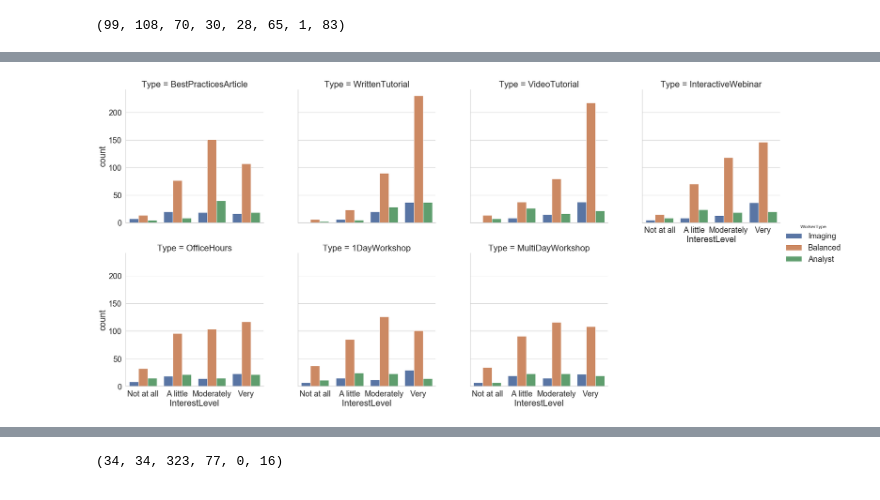
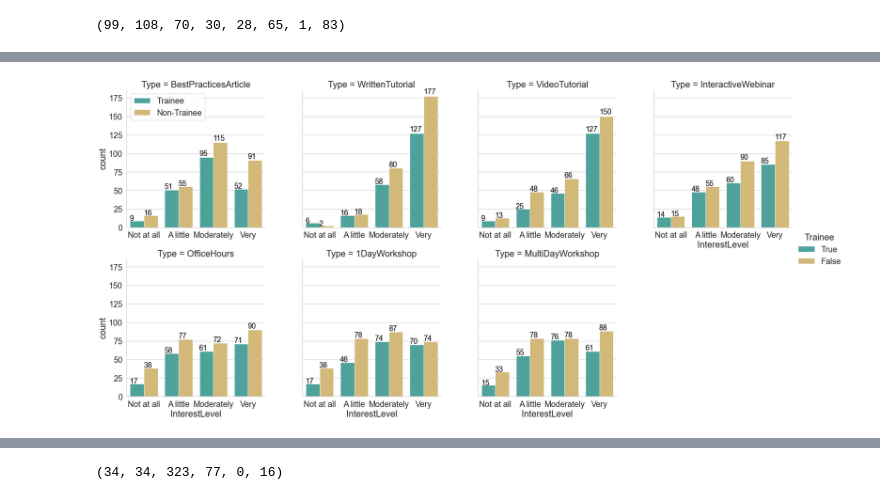
Before and after one commit to ciminilab/2021_Jamali_BiologicalImaging, a Jupyter notebook: JupyterNotebook_graphs/COBASurvey_Analysis.ipynb, the cells around one changed output, grey strips where cells are left out. Cells and saved outputs as stored; diff of their text form; code cells hidden in the pictures.

```diff
--- a/JupyterNotebook_graphs/COBASurvey_Analysis.ipynb
+++ b/JupyterNotebook_graphs/COBASurvey_Analysis.ipynb
@@ -46,5 +46,10 @@ df['WorkerType']=np.zeros(484)
 df.loc[df['Imaging'] == True, 'WorkerType'] = 'Imaging'
 df.loc[df['Analyst'] == True, 'WorkerType'] = 'Analyst'
 df.loc[df['Balanced'] == True, 'WorkerType'] = 'Balanced'
+# %%
+df['ComfortLevel']=np.zeros(484)
+df.loc[df['Low'] == True, 'ComfortLevel'] = 'Low Comfort'
+df.loc[df['Medium'] == True, 'ComfortLevel'] = 'Medium Comfort'
+df.loc[df['High'] == True, 'ComfortLevel'] = 'High Comfort'
 # %%
 a4_dims = (11, 8.5)
@@ -148,14 +155,24 @@ melted['Type'] = melted['TypeOfInterest'].replace({interest_form[0]: 'BestPracti
 #melted.head()
 # %%
 sns.set(font_scale=1.8)
+palette = sns.color_palette(["#99d8c7","#4cbb9d","#009e73","#004f39"])
 sns.set_style("whitegrid")
 g = sns.catplot(data=melted,kind='count',
                 x='Type',
                 order=['BestPracticesArticle','WrittenTutorial','VideoTutorial','InteractiveWebinar','OfficeHours','1DayWorkshop','MultiDayWorkshop'],
-                hue='InterestLevel',hue_order=['Not at all interested','A little interested','Moderately interested','Very interested'],aspect=2.5)
+                hue='InterestLevel',hue_order=['Not at all interested','A little interested','Moderately interested','Very interested'],aspect=2.5,palette=palette)
+
+ax = g.facet_axis(0,0)
+for p in ax.patches:
+    ax.text(p.get_x() - 0.001,
+            p.get_height() * 1.03,
+           '{0:.0f}'.format(p.get_height()),
+            color='black',
+            rotation='horizontal',
+            size='x-small')
 
 g.set_xticklabels(["Best practices", "Written tutorial", "Video tutorial","Webinar","Office hours","1Day workshop","Multi-day workshop"],rotation=45,horizontalalignment='right',fontsize=20)
 g.set_ylabels("Counts", fontsize = 20)
-g.fig.suptitle("For any topic(s) you're interested in, how interested would you be in learning about them in the following ways?", fontsize=24)
-plt.savefig("LearningMethos_Interest.png",bbox_inches='tight',dpi=300)
+g.fig.suptitle("For any topic(s) you're interested in, how interested would you be in learning about them in the following ways?", y=1.02, fontsize=24)
+plt.savefig("LearningMethos_Interest_New2.png",bbox_inches='tight',dpi=300)
 # %% [output]
@@ -163,11 +180,25 @@ plt.savefig("LearningMethos_Interest.png",bbox_inches='tight',dpi=300)
 # %%
 sns.set(font_scale=1.8)
+palette = sns.color_palette(["#40B0A6","#E1BE6A"])
 sns.set_style("whitegrid")
 g = sns.catplot(data=melted,kind='count',col='Type',col_wrap=4,
                 x='InterestLevel',
                 order=['Not at all interested','A little interested','Moderately interested','Very interested'],
-                hue='WorkerType',hue_order=['Imaging','Balanced','Analyst'],height=6)
+                hue='Trainee',hue_order=[True,False],height=6,palette=palette)
+
 g.set_xticklabels(["Not at all", "A little", "Moderately","Very"])
-plt.savefig("InterestLearningMaterial.png",bbox_inches='tight',dpi=300)
+for ax in g.axes.flatten():
+    for p in ax.patches:
+            ax.text(p.get_x() - 0.01,
+            p.get_height() * 1.02,
+           '{0:.0f}'.format(p.get_height()),   # for one decimal '{0:.1f}'.format(p.get_height()),
+            color='black',
+            rotation='horizontal',
+            size='small')
+    ax.tick_params(labelbottom=True)
+    ax = g.facet_axis(0,0)
+
+plt.legend(loc='upper left', labels=["Trainee","Non-Trainee"])
+plt.savefig("TraineeInterestinLM_C.png",bbox_inches='tight',dpi=300)
 # %% [output]
-[figure, old version]
+[figure, new version]
```
Also changed, not shown: parts of 18 cells of this notebook, 41 other files.
